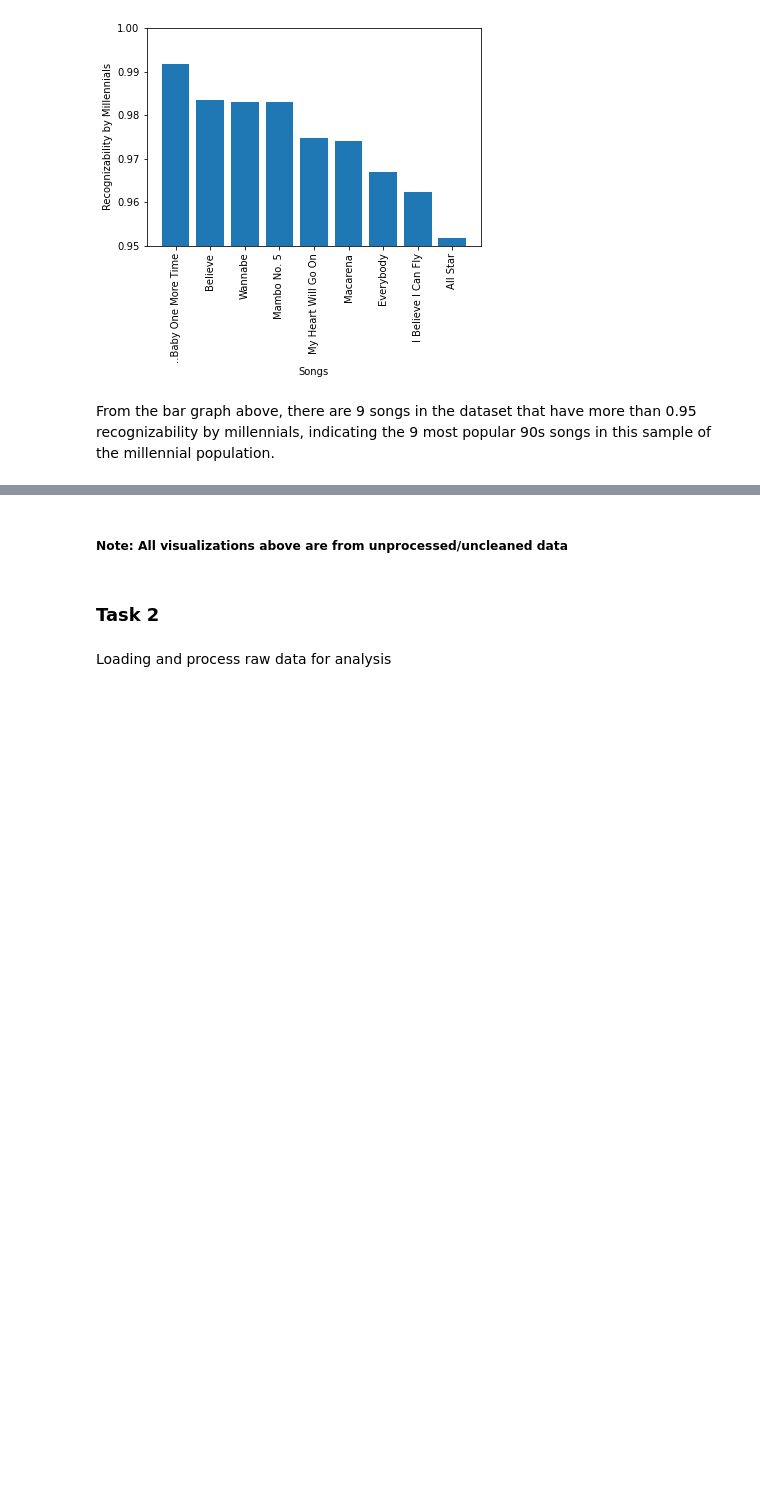
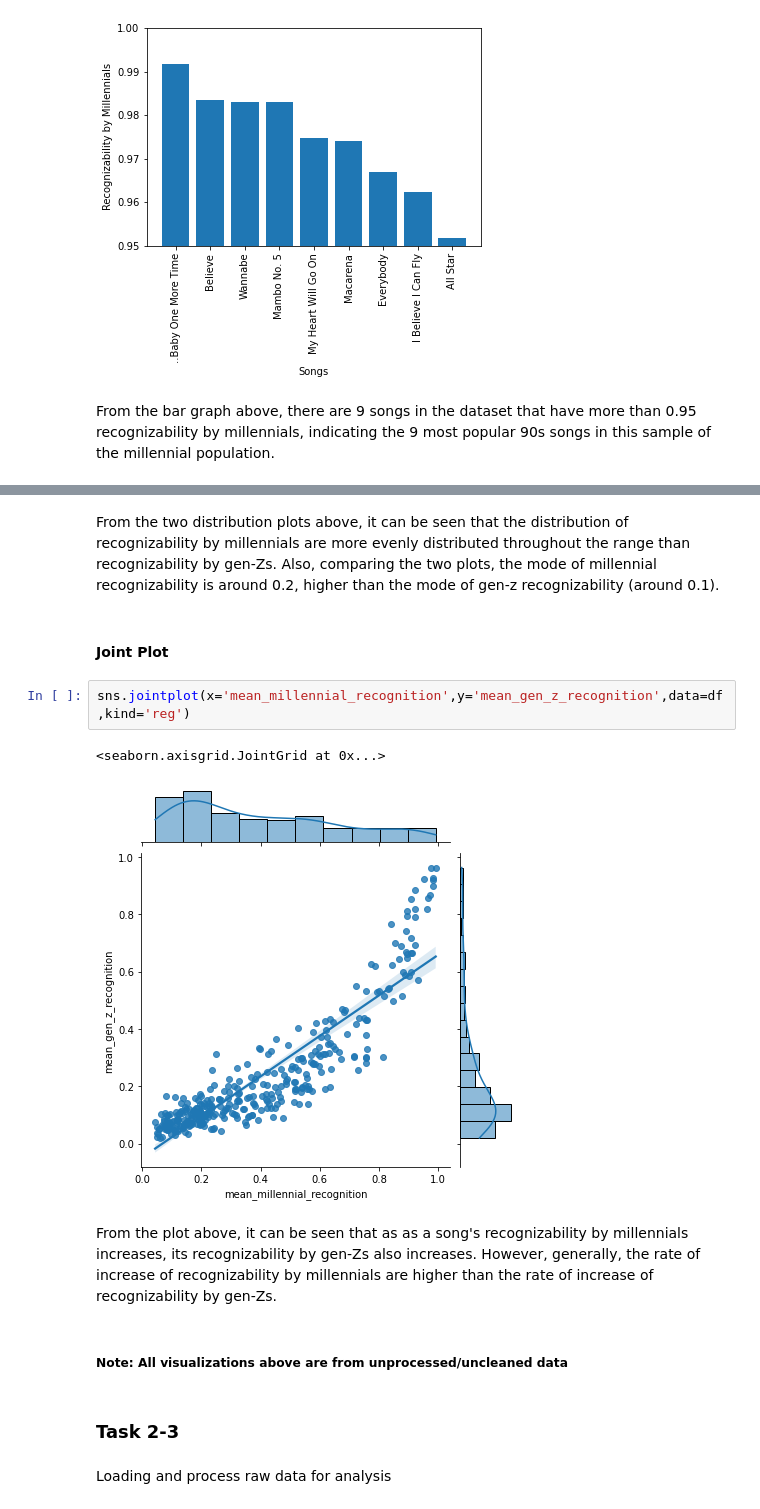
Before and after one commit to data301-2021-winter1/project-group41-project, a Jupyter notebook: notebooks/analysis1.ipynb, the cells around one changed output, grey strips where cells are left out. Drawn from its saved outputs; the diff is of its cells as text; blank space fills up the shorter version.

```diff
--- a/notebooks/analysis1.ipynb
+++ b/notebooks/analysis1.ipynb
@@ -184,7 +193,18 @@ From the bar graph above, there are 9 songs in the dataset that have more than 0
+# %% [markdown]
+From the two distribution plots above, it can be seen that the distribution of recognizability by millennials are more evenly distributed throughout the range than recognizability by gen-Zs. Also, comparing the two plots, the mode of millennial recognizability is around 0.2, higher than the mode of gen-z recognizability (around 0.1).
+# %% [markdown]
+#### Joint Plot
+# %%
+sns.jointplot(x='mean_millennial_recognition',y='mean_gen_z_recognition',data=df,kind='reg')
+# %% [output]
+<seaborn.axisgrid.JointGrid at 0x...>
+[figure, added]
+# %% [markdown]
+From the plot above, it can be seen that as as a song's recognizability by millennials increases, its recognizability by gen-Zs also increases. However, generally, the rate of increase of recognizability by millennials are higher than the rate of increase of recognizability by gen-Zs.
 # %% [markdown]
 ##### Note: All visualizations above are from unprocessed/uncleaned data
 # %% [markdown]
-### Task 2
+### Task 2-3
 # %% [markdown]
 Loading and process raw data for analysis
 # %% [markdown]
```
Also changed, not shown: parts of 37 cells of this notebook, 1 other file.
